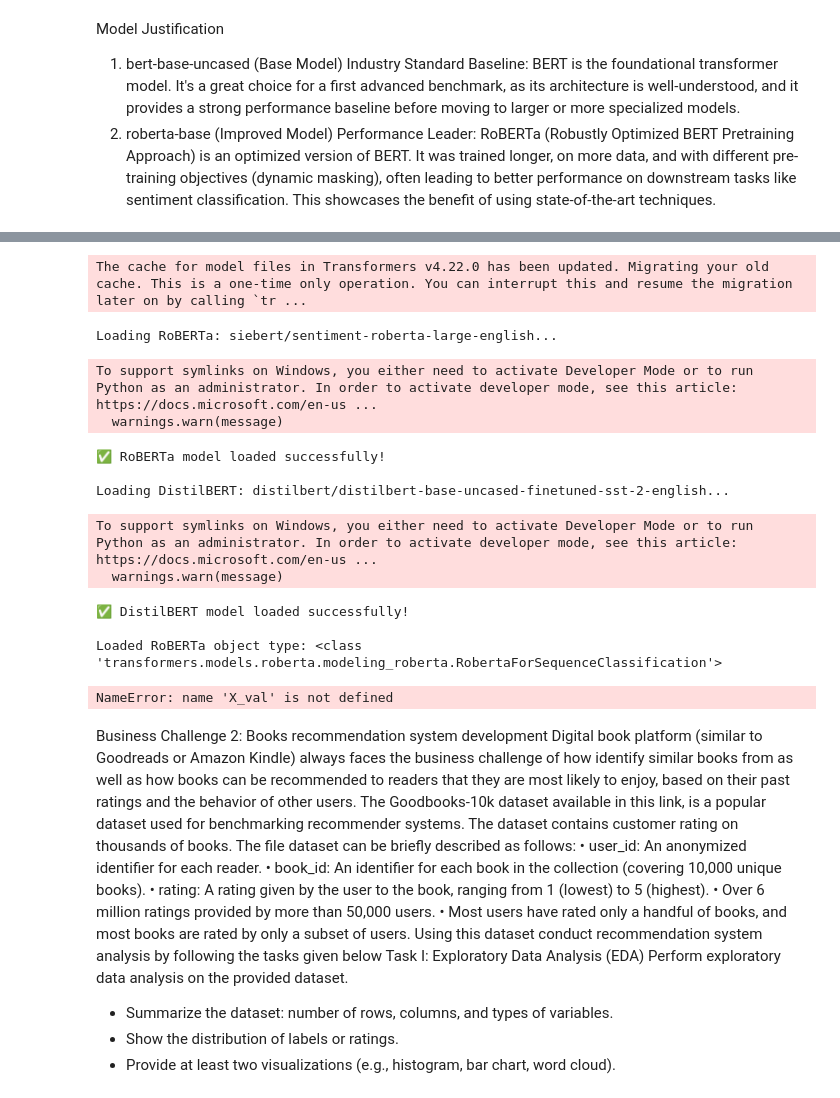
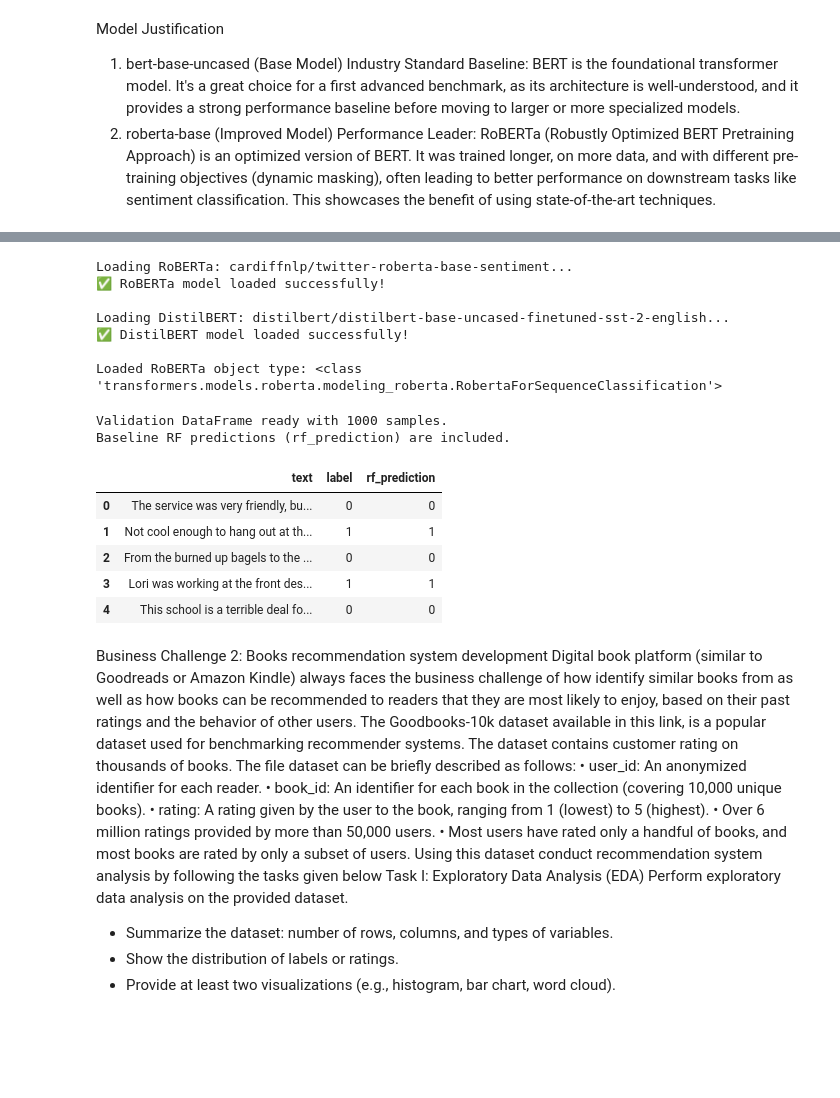
Before and after one commit to prumucena1979/MyUNFrepo, a Jupyter notebook: ML_GroupAssignment#2_Group3/GRP3-Assignment2-BC2-ENHANCED.ipynb, the cells around one changed output, grey strips where cells are left out. Saved outputs shown, nothing was run; the diff lists cells and outputs as text; code cells hidden in the pictures; blank space fills up the shorter version.

```diff
--- a/ML_GroupAssignment#2_Group3/GRP3-Assignment2.ipynb
+++ b/ML_GroupAssignment#2_Group3/GRP3-Assignment2-BC2-ENHANCED.ipynb
@@ -185,7 +220,7 @@ decision-making.
 #2.1 - Develop a Baseline Sentiment Classifier (TF-IDF + Random Forest)
 # Use a smaller subset of the training data for faster processing
 # Using 50,000 samples for train/validation split
-SUBSET_SIZE = 50000
+SUBSET_SIZE = 5000 #50000
 subset_df = train_df.head(SUBSET_SIZE)
 
 X = subset_df['text']
@@ -232,7 +279,7 @@ plt.show()
 # Optimizing the model using Grid Search CV
 # Define the parameter grid for tuning
 param_grid = {
-    'n_estimators': [100, 500],
+    'n_estimators': [10, 50], #[100, 500],
     'max_depth': [None, 20, 50],
     'min_samples_split': [2, 5],
     'min_samples_leaf': [2, 4],
@@ -346,7 +404,7 @@ from transformers import AutoModelForSequenceClassification, AutoTokenizer
 import torch
 
 # Define the Model Checkpoints (from Hugging Face Hub)
-ROBERTA_MODEL = "siebert/sentiment-roberta-large-english"
+ROBERTA_MODEL = "cardiffnlp/twitter-roberta-base-sentiment"
 DISTILBERT_MODEL = "distilbert/distilbert-base-uncased-finetuned-sst-2-english"
 
 # 1. Load RoBERTa (High Performance Model)
@@ -364,15 +422,10 @@ print("✅ DistilBERT model loaded successfully!")
 # Final check: Print the type of one loaded model
 print(f"\nLoaded RoBERTa object type: {type(model_roberta)}")
 # %% [output]
-The cache for model files in Transformers v4.22.0 has been updated. Migrating your old cache. This is a one-time only operation. You can interrupt this and resume the migration later on by calling `tr ...
+Loading RoBERTa: cardiffnlp/twitter-roberta-base-sentiment...
+✅ RoBERTa model loaded successfully!
+
+Loading DistilBERT: distilbert/distilbert-base-uncased-finetuned-sst-2-english...
+✅ DistilBERT model loaded successfully!
+
+Loaded RoBERTa object type: <class 'transformers.models.roberta.modeling_roberta.RobertaForSequenceClassification'>
-Loading RoBERTa: siebert/sentiment-roberta-large-english...
-To support symlinks on Windows, you either need to activate Developer Mode or to run Python as an administrator. In order to activate developer mode, see this article: https://docs.microsoft.com/en-us ...
-  warnings.warn(message)
-✅ RoBERTa model loaded successfully!
-
-Loading DistilBERT: distilbert/distilbert-base-uncased-finetuned-sst-2-english...
-To support symlinks on Windows, you either need to activate Developer Mode or to run Python as an administrator. In order to activate developer mode, see this article: https://docs.microsoft.com/en-us ...
-  warnings.warn(message)
-✅ DistilBERT model loaded successfully!
-
-Loaded RoBERTa object type: <class 'transformers.models.roberta.modeling_roberta.RobertaForSequenceClassification'>
@@ -382,20 +502,31 @@ from sklearn.metrics import classification_report, confusion_matrix
 import torch # Already loaded, but good practice to keep here
 # %%
 # 1. Prepare the Validation Data for Transformer Comparison
-# Use the same variable names as previously defined for train/validation split
+# Make sure Task II cells (train/validation split + optimized RF) have been run.
+
 df_validation = pd.DataFrame({
-    'text': X_val.tolist(),
-    'label': y_val.tolist()
+    "text": X_val.reset_index(drop=True),
+    "label": y_val.reset_index(drop=True),
 })
 
-# 2. Get the Optimized Random Forest Predictions (The Baseline)
-X_val_tfidf = tfidf_vectorizer.transform(X_val)
-df_validation['rf_prediction'] = rf_optimized.predict(X_val_tfidf)
+# 2. Attach the Optimized Random Forest Predictions (Baseline)
+# We already computed y_pred_optimized in Task II:
+#   y_pred_optimized = rf_optimized.predict(X_val_tfidf)
+
+df_validation["rf_prediction"] = y_pred_optimized
 
 print(f"Validation DataFrame ready with {len(df_validation)} samples.")
 print("Baseline RF predictions (rf_prediction) are included.")
+df_validation.head()
 # %% [output]
-NameError: name 'X_val' is not defined
+Validation DataFrame ready with 1000 samples.
+Baseline RF predictions (rf_prediction) are included.
+|  | text | label | rf_prediction |
+| 0 | The service was very friendly, bu... | 0 | 0 |
+| 1 | Not cool enough to hang out at th... | 1 | 1 |
+| 2 | From the burned up bagels to the ... | 0 | 0 |
+| 3 | Lori was working at the front des... | 1 | 1 |
+| 4 | This school is a terrible deal fo... | 0 | 0 |
 # %% [markdown]
 Business Challenge 2: Books recommendation system development
 Digital book platform (similar to Goodreads or Amazon Kindle) always faces the business
```
Also changed, not shown: parts of 15 cells of this notebook, 2 other files.
